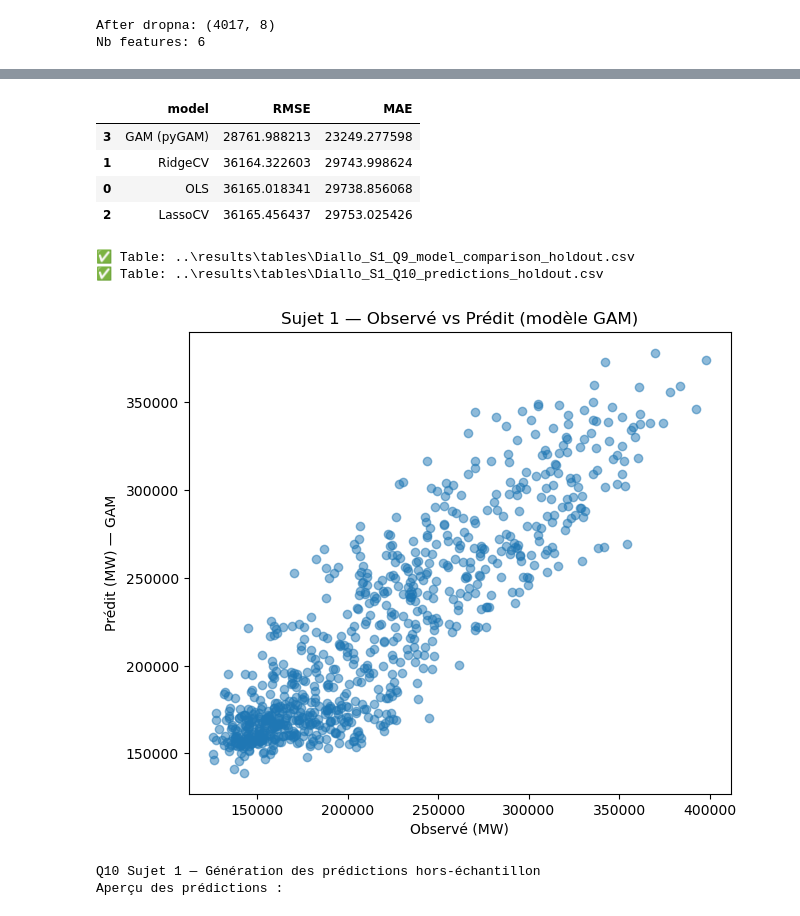
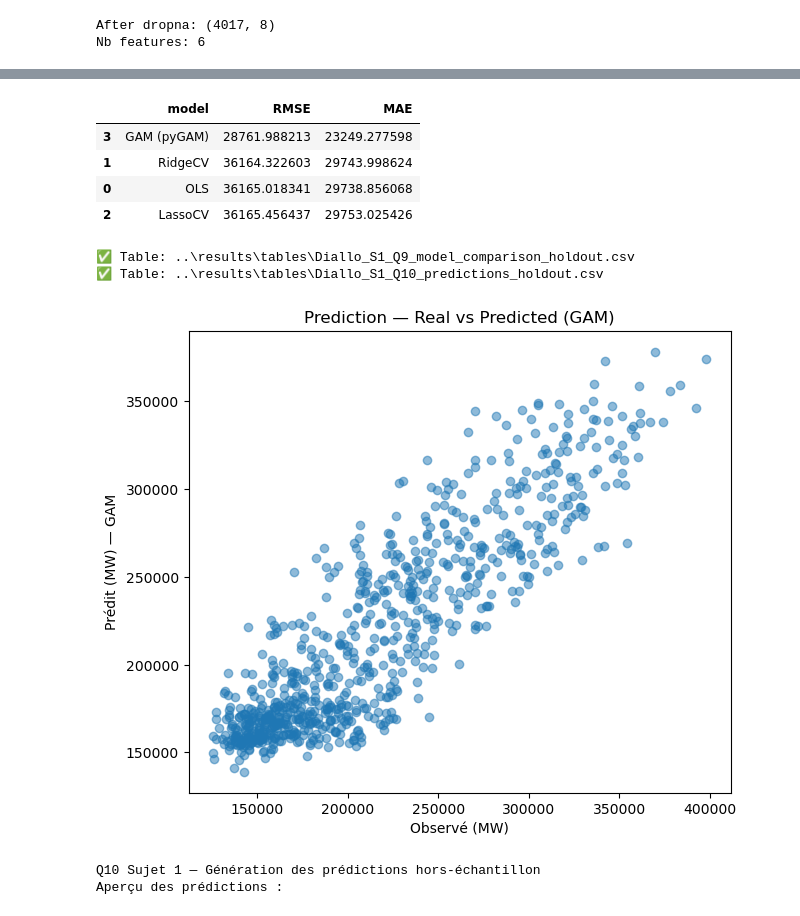
Before and after one commit to Nohalito/Weather-prediction, a Jupyter notebook: notebooks/03.1_Modeling_Diallo.ipynb, the cells around one changed output, grey strips where cells are left out. Saved outputs shown, nothing was run; the diff lists cells and outputs as text; code cells hidden in the pictures.

```diff
--- a/notebooks/03.1_Modeling_Diallo.ipynb
+++ b/notebooks/03.1_Modeling_Diallo.ipynb
@@ -1193,7 +1193,7 @@ plt.figure(figsize=(7,6))
 plt.scatter(pred_df["y_true"], pred_df["pred_GAM"], alpha=0.5)
 plt.xlabel("Observé (MW)")
 plt.ylabel("Prédit (MW) — GAM")
-plt.title("Sujet 1 — Observé vs Prédit (modèle GAM)")
+plt.title("Prediction — Real vs Predicted (GAM)")
 plt.savefig('../results/figures/Diallo_S1_Q10_observed_vs_predicted_GAM.png')
 plt.show()
 plt.close()
@@ -1208,12 +1210,12 @@ plt.close()
 100% (11 of 11) |########################| Elapsed Time: 0:00:00 Time:  0:00:00
 |  | model | RMSE | MAE |
 | 3 | GAM (pyGAM) | 28761.988213 | 23249.277598 |
 | 1 | RidgeCV | 36164.322603 | 29743.998624 |
 | 0 | OLS | 36165.018341 | 29738.856068 |
 | 2 | LassoCV | 36165.456437 | 29753.025426 |
 ✅ Table: ..\results\tables\Diallo_S1_Q9_model_comparison_holdout.csv
 ✅ Table: ..\results\tables\Diallo_S1_Q10_predictions_holdout.csv
-[figure, old version]
+[figure, new version]
 # %%
 # ============================
 # Q10 — Sujet 1
```
Also changed, not shown: parts of 8 cells of this notebook, 7 other files.
